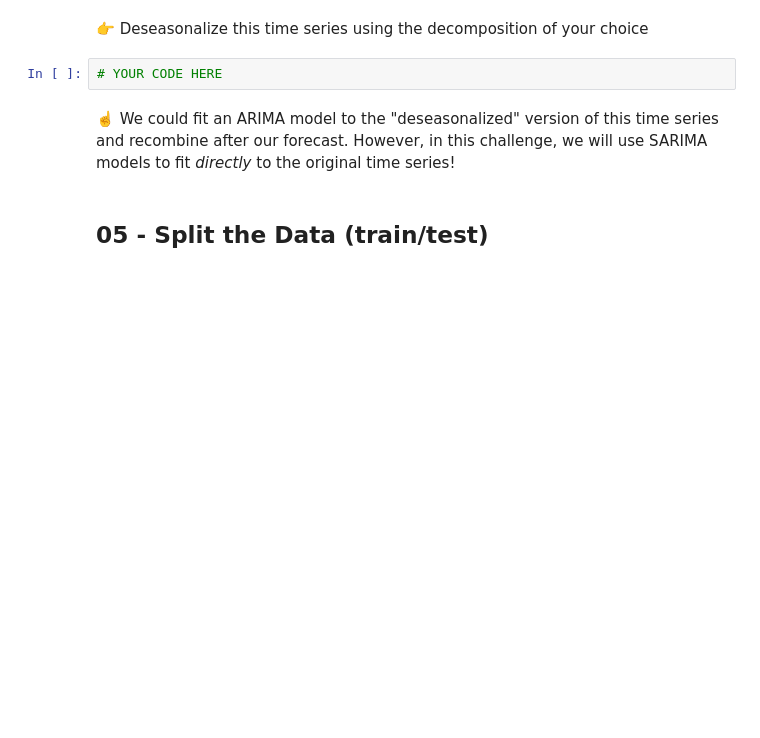
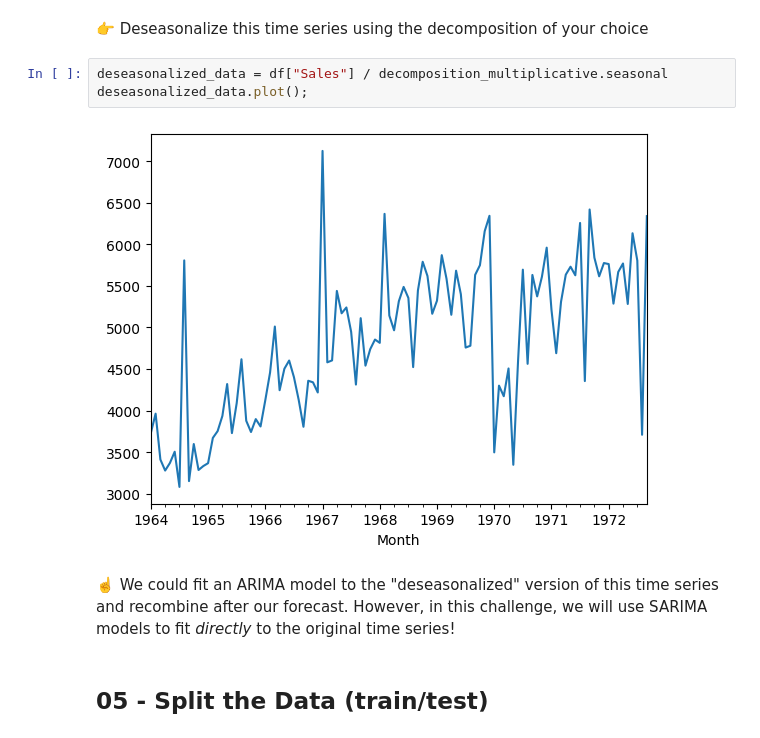
Before and after one commit to itsyeren/sarima, a Jupyter notebook: sarima.ipynb, the cells around one changed output. Drawn from its saved outputs; the diff is of its cells as text; blank space fills up the shorter version.

```diff
--- a/sarima.ipynb
+++ b/sarima.ipynb
@@ -58,7 +102,10 @@ Pro tip: end your statsmodels plot method calls with a semicolon (`;`) to preven
 # %% [markdown]
 👉 Deseasonalize this time series using the decomposition of your choice
-# %%
-# YOUR CODE HERE
+# %%
+deseasonalized_data = df["Sales"] / decomposition_multiplicative.seasonal
+deseasonalized_data.plot();
+# %% [output]
+[figure, added]
 # %% [markdown]
 ☝️ We could fit an ARIMA model to the "deseasonalized" version of this time series and recombine after our forecast. However, in this challenge, we will use SARIMA models to fit _directly_ to the original time series!
 # %% [markdown]
```
Also changed, not shown: parts of 26 cells of this notebook.
